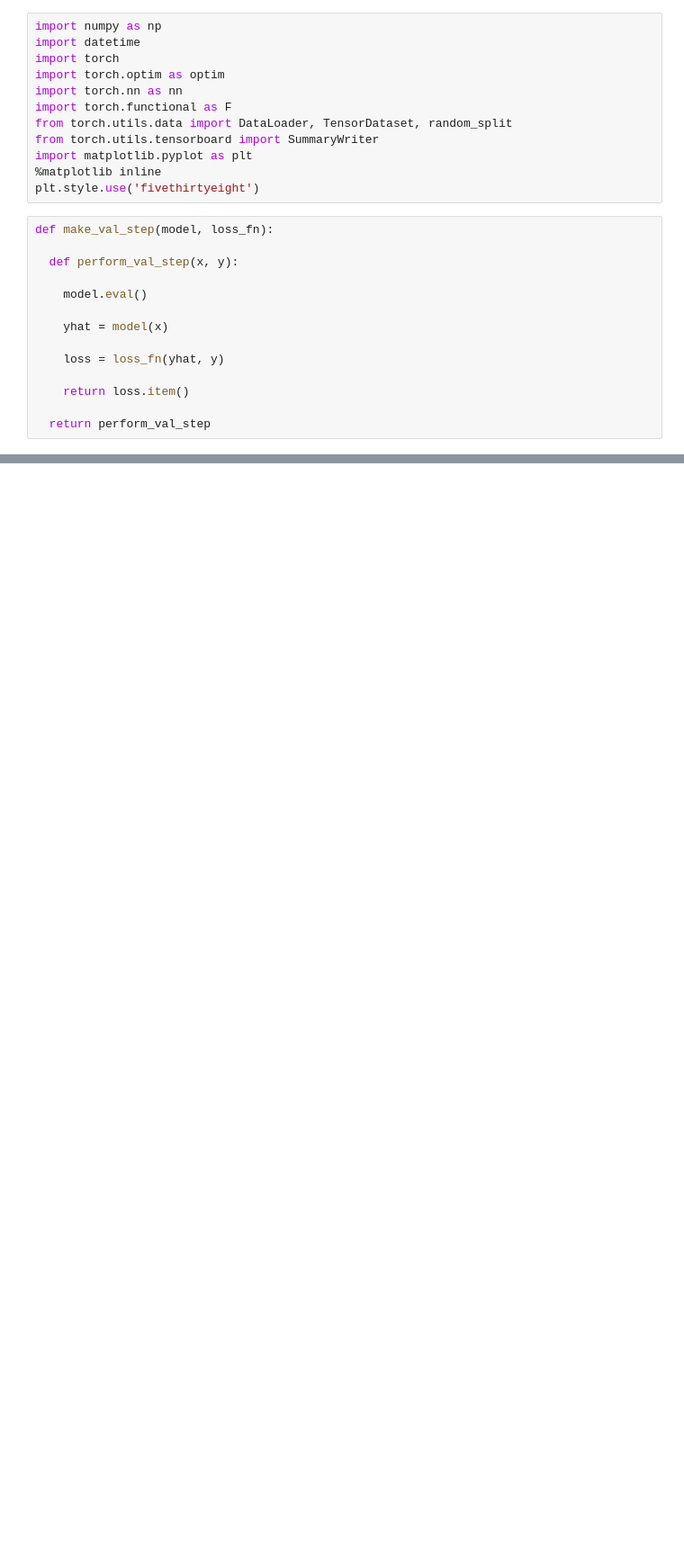
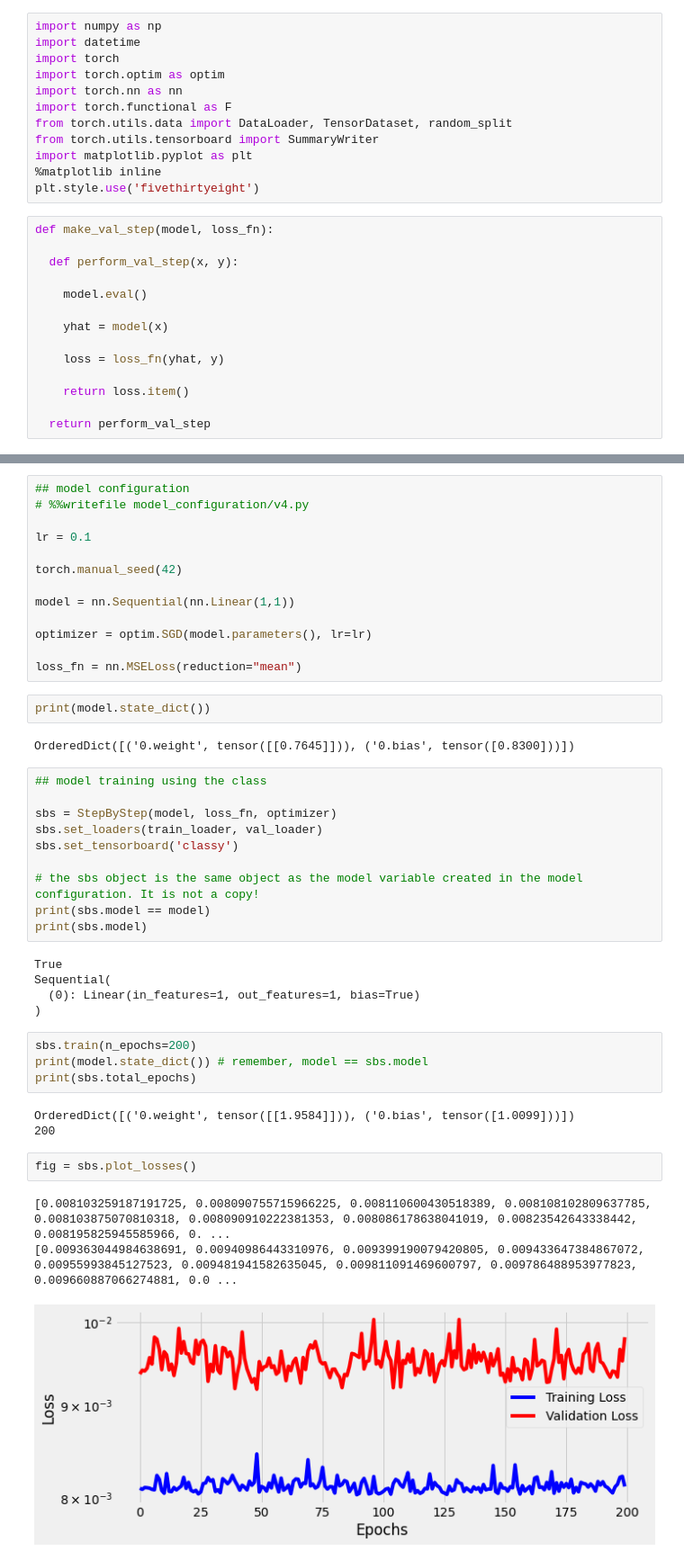
Before and after one commit to ridhimagarg/PyTorchBook, a Jupyter notebook: Chapter2_1.ipynb, the cells around one changed output, grey strips where cells are left out. Shown: that part at 90% size. Cells and saved outputs as stored; diff of their text form; blank space fills up the shorter version.

```diff
--- a/Chapter2_1.ipynb
+++ b/Chapter2_1.ipynb
@@ -121,0 +268,45 @@ class StepByStep(object):
+# %%
+## model configuration
+# %%writefile model_configuration/v4.py
+
+lr = 0.1
+
+torch.manual_seed(42)
+
+model = nn.Sequential(nn.Linear(1,1))
+
+optimizer = optim.SGD(model.parameters(), lr=lr)
+
+loss_fn = nn.MSELoss(reduction="mean")
+# %%
+print(model.state_dict())
+# %% [output]
+OrderedDict([('0.weight', tensor([[0.7645]])), ('0.bias', tensor([0.8300]))])
+# %%
+## model training using the class
+
+sbs = StepByStep(model, loss_fn, optimizer)
+sbs.set_loaders(train_loader, val_loader)
+sbs.set_tensorboard('classy')
+
+# the sbs object is the same object as the model variable created in the model configuration. It is not a copy!
+print(sbs.model == model)
+print(sbs.model)
+# %% [output]
+True
+Sequential(
+  (0): Linear(in_features=1, out_features=1, bias=True)
+)
+# %%
+sbs.train(n_epochs=200)
+print(model.state_dict()) # remember, model == sbs.model
+print(sbs.total_epochs)
+# %% [output]
+OrderedDict([('0.weight', tensor([[1.9584]])), ('0.bias', tensor([1.0099]))])
+200
+# %%
+fig = sbs.plot_losses()
+# %% [output]
+[0.008103259187191725, 0.008090755715966225, 0.008110600430518389, 0.008108102809637785, 0.008103875070810318, 0.008090910222381353, 0.008086178638041019, 0.00823542643338442, 0.008195825945585966, 0. ...
+[0.009363044984638691, 0.00940986443310976, 0.009399190079420805, 0.009433647384867072, 0.00955993845127523, 0.009481941582635045, 0.009811091469600797, 0.009786488953977823, 0.009660887066274881, 0.0 ...
+[figure, added]
```
Also changed, not shown: parts of 6 cells of this notebook.
